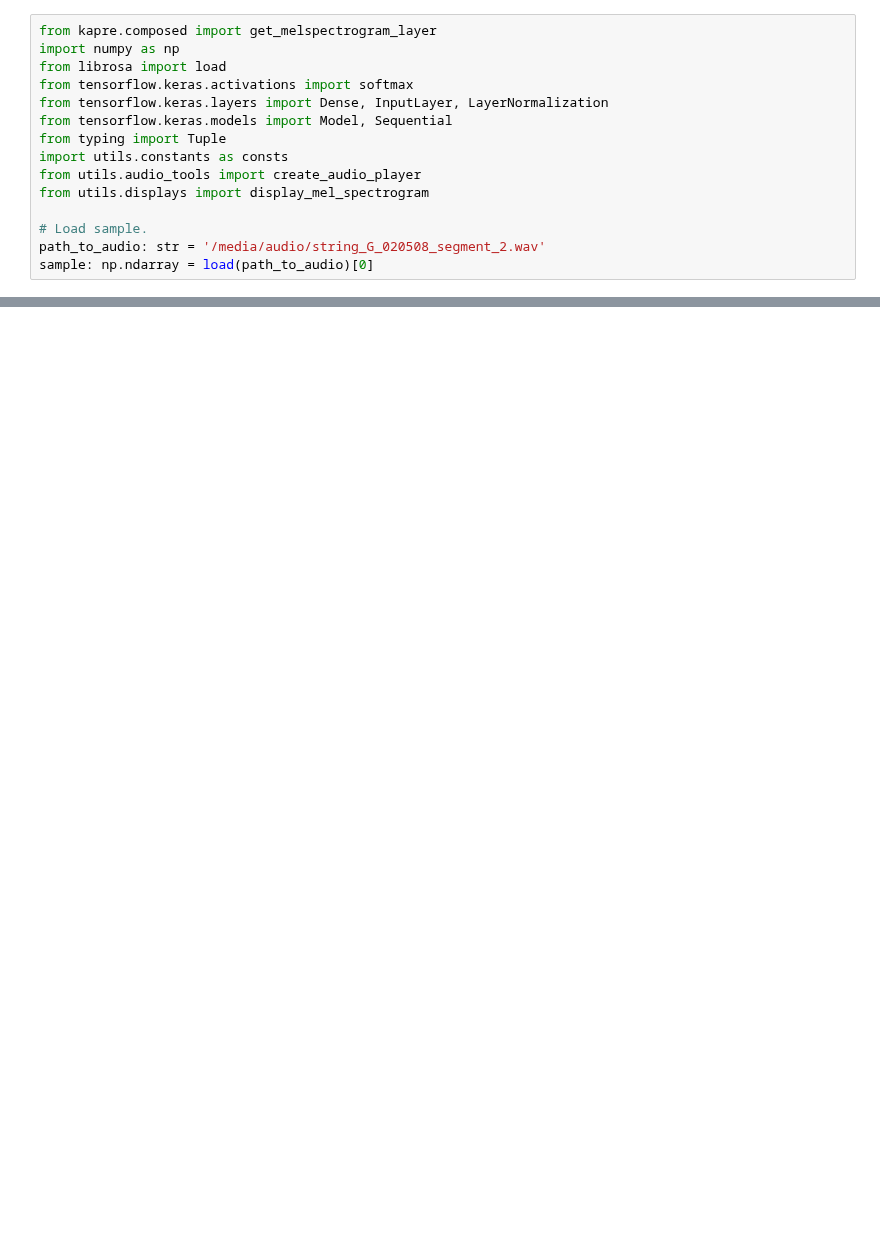
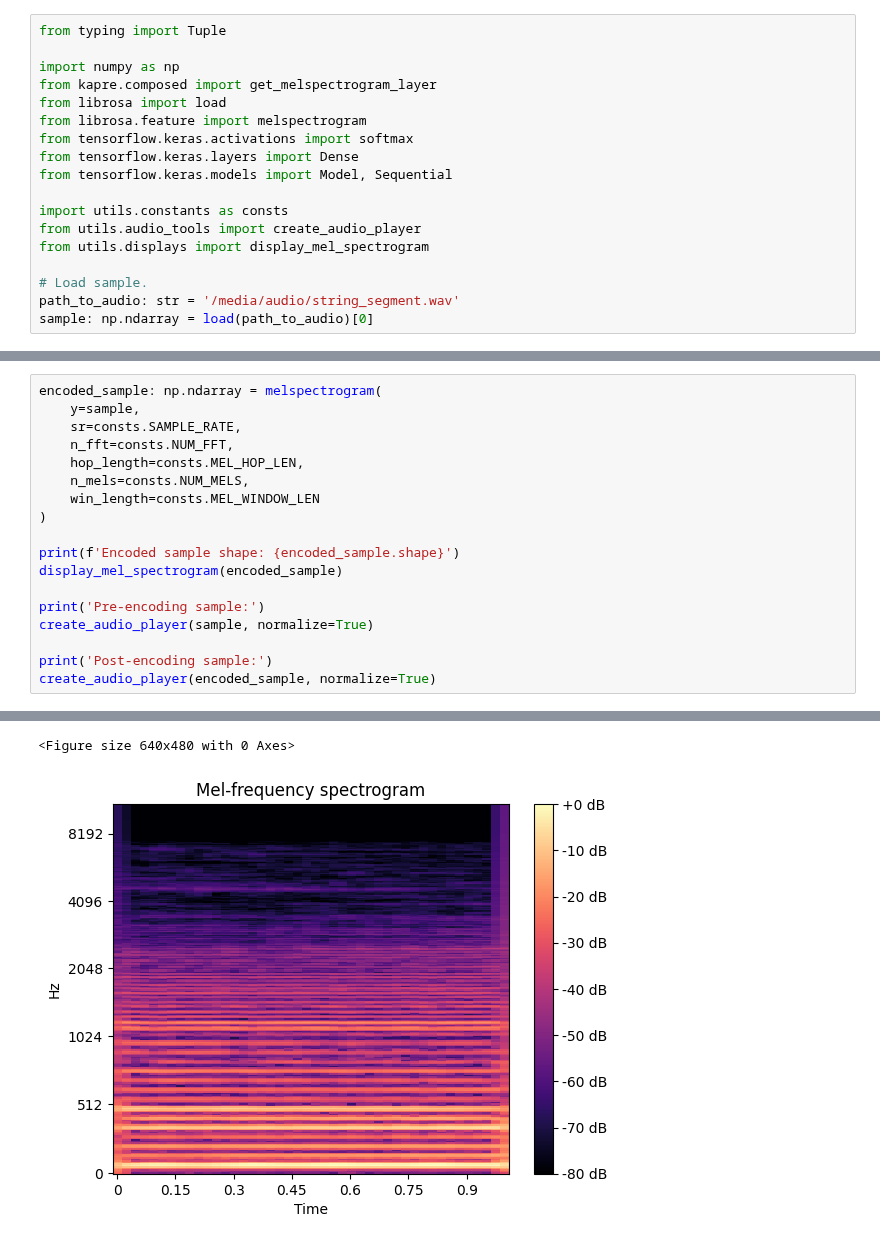
Before and after one commit to wammy19/auditory-deep-dreamer, a Jupyter notebook: jupyter-notebooks/09_kapre_output_to_audio.ipynb, the cells around one changed output, grey strips where cells are left out. Drawn from its saved outputs; the diff is of its cells as text; blank space fills up the shorter version.

Commit message:
Created notebook to check output of kapre mel spec encoding layer.

```diff
--- a/jupyter-notebooks/09_kapre_output_to_audio.ipynb
+++ b/jupyter-notebooks/09_kapre_output_to_audio.ipynb
@@ -1,15 +7,18 @@
 # %%
+from typing import Tuple
+
+import numpy as np
 from kapre.composed import get_melspectrogram_layer
-import numpy as np
 from librosa import load
+from librosa.feature import melspectrogram
 from tensorflow.keras.activations import softmax
-from tensorflow.keras.layers import Dense, InputLayer, LayerNormalization
+from tensorflow.keras.layers import Dense
 from tensorflow.keras.models import Model, Sequential
-from typing import Tuple
+
 import utils.constants as consts
 from utils.audio_tools import create_audio_player
 from utils.displays import display_mel_spectrogram
 
 # Load sample.
-path_to_audio: str = '/media/audio/string_G_020508_segment_2.wav'
+path_to_audio: str = '/media/audio/string_segment.wav'
 sample: np.ndarray = load(path_to_audio)[0]
@@ -19,0 +27,19 @@ create_audio_player(sample)
+# %%
+encoded_sample: np.ndarray = melspectrogram(
+    y=sample,
+    sr=consts.SAMPLE_RATE,
+    n_fft=consts.NUM_FFT,
+    hop_length=consts.MEL_HOP_LEN,
+    n_mels=consts.NUM_MELS,
+    win_length=consts.MEL_WINDOW_LEN
+)
+
+print(f'Encoded sample shape: {encoded_sample.shape}')
+display_mel_spectrogram(encoded_sample)
+
+print('Pre-encoding sample:')
+create_audio_player(sample, normalize=True)
+
+print('Post-encoding sample:')
+create_audio_player(encoded_sample, normalize=True)
+# %% [output]
@@ -19,0 +47,2 @@ create_audio_player(sample)
+<Figure size 640x480 with 0 Axes>
+[figure, added]
```
Also changed, not shown: parts of 12 cells of this notebook, 6 other files.
